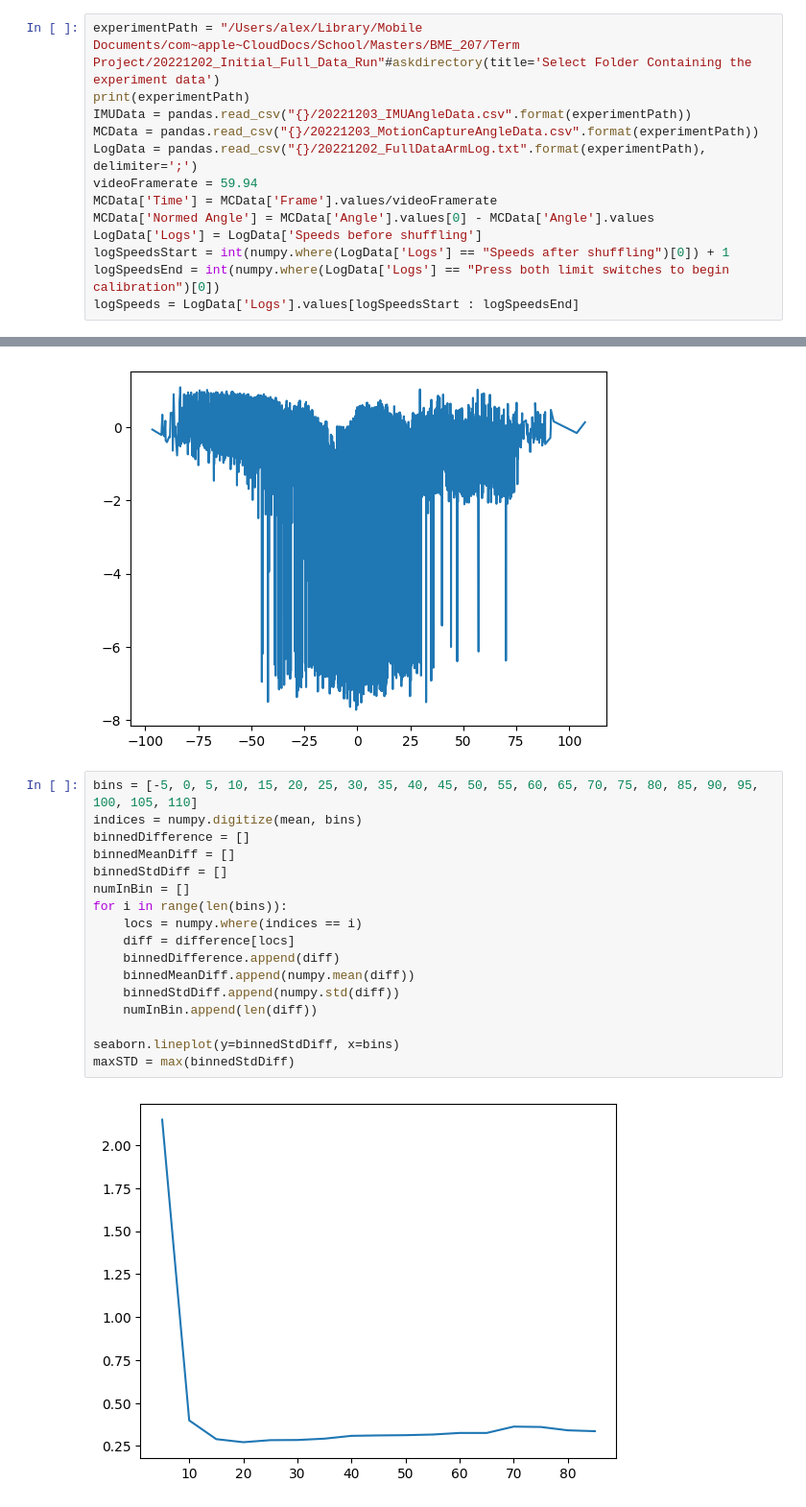
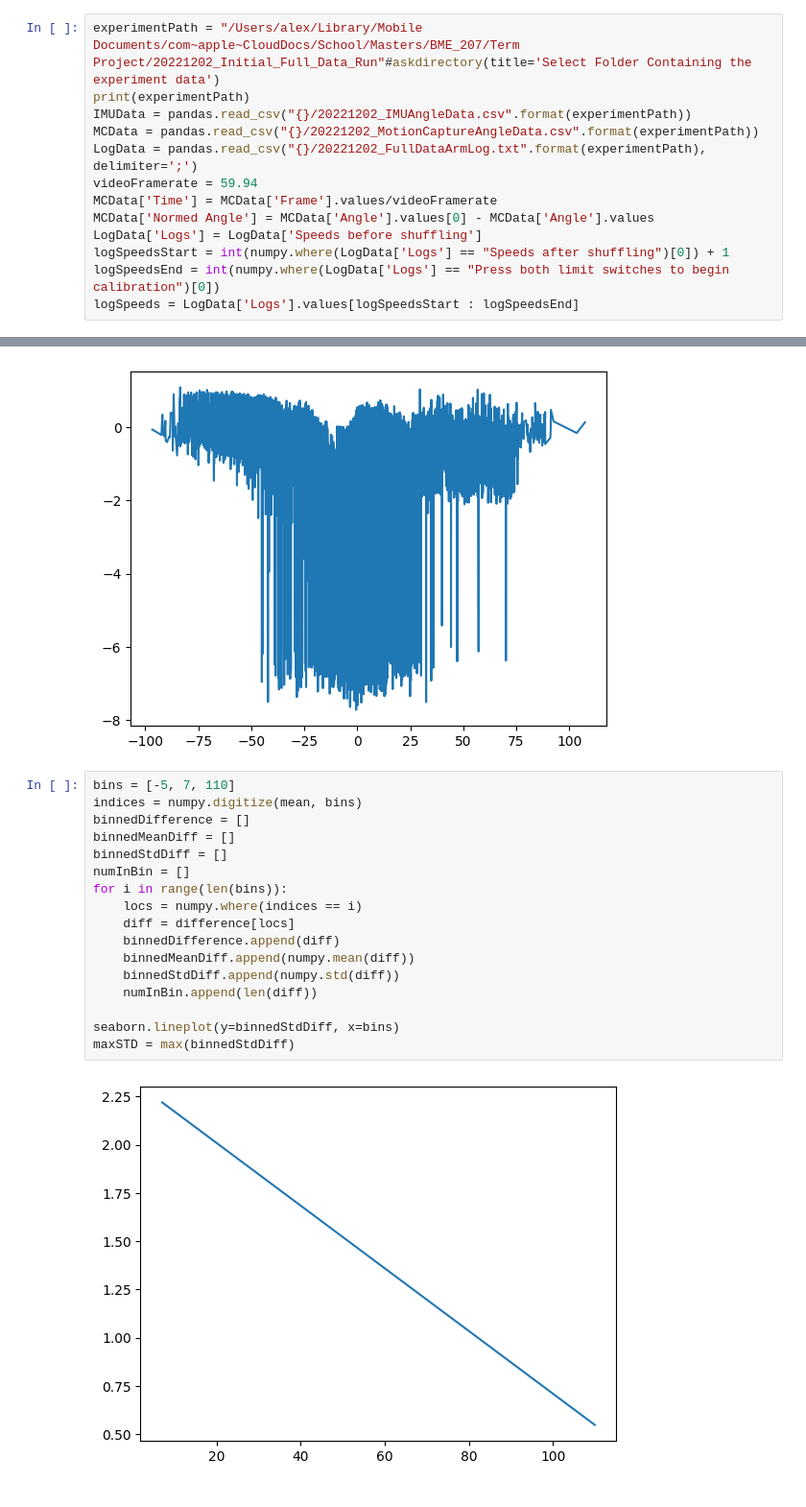
Before and after one commit to alejandromango/ArmAngleMotionTracking, a Jupyter notebook: ArmAngleAnalyzer.ipynb, the cells around one changed output, grey strips where cells are left out. Shown at 96% size. Saved outputs shown, nothing was run; the diff lists cells and outputs as text.

```diff
--- a/ArmAngleAnalyzer.ipynb
+++ b/ArmAngleAnalyzer.ipynb
@@ -11,8 +11,8 @@ import xlsxwriter
 # %%
 experimentPath = "/Users/alex/Library/Mobile Documents/com~apple~CloudDocs/School/Masters/BME_207/Term Project/20221202_Initial_Full_Data_Run"#askdirectory(title='Select Folder Containing the experiment data')
 print(experimentPath)
-IMUData = pandas.read_csv("{}/20221203_IMUAngleData.csv".format(experimentPath))
-MCData = pandas.read_csv("{}/20221203_MotionCaptureAngleData.csv".format(experimentPath))
+IMUData = pandas.read_csv("{}/20221202_IMUAngleData.csv".format(experimentPath))
+MCData = pandas.read_csv("{}/20221202_MotionCaptureAngleData.csv".format(experimentPath))
 LogData = pandas.read_csv("{}/20221202_FullDataArmLog.txt".format(experimentPath), delimiter=';')
 videoFramerate = 59.94
 MCData['Time'] = MCData['Frame'].values/videoFramerate
@@ -106,24 +106,24 @@ seaborn.lineplot(y=difference[:-1], x=(MCVel + IMUVel)/2)
 <AxesSubplot: >
 [figure]
 # %%
-bins = [-5, 0, 5, 10, 15, 20, 25, 30, 35, 40, 45, 50, 55, 60, 65, 70, 75, 80, 85, 90, 95, 100, 105, 110]
+bins = [-5, 7, 110]
 indices = numpy.digitize(mean, bins)
 binnedDifference = []
 binnedMeanDiff = []
 binnedStdDiff = []
 numInBin = []
 for i in range(len(bins)):
     locs = numpy.where(indices == i)
     diff = difference[locs]
     binnedDifference.append(diff)
     binnedMeanDiff.append(numpy.mean(diff))
     binnedStdDiff.append(numpy.std(diff))
     numInBin.append(len(diff))
 
 seaborn.lineplot(y=binnedStdDiff, x=bins)
 maxSTD = max(binnedStdDiff)
 # %% [output]
-[figure, old version]
+[figure, new version]
 # %%
 seaborn.lineplot(y=binnedMeanDiff, x=bins)
 # %% [output]
```
Also changed, not shown: parts of 9 cells of this notebook.
